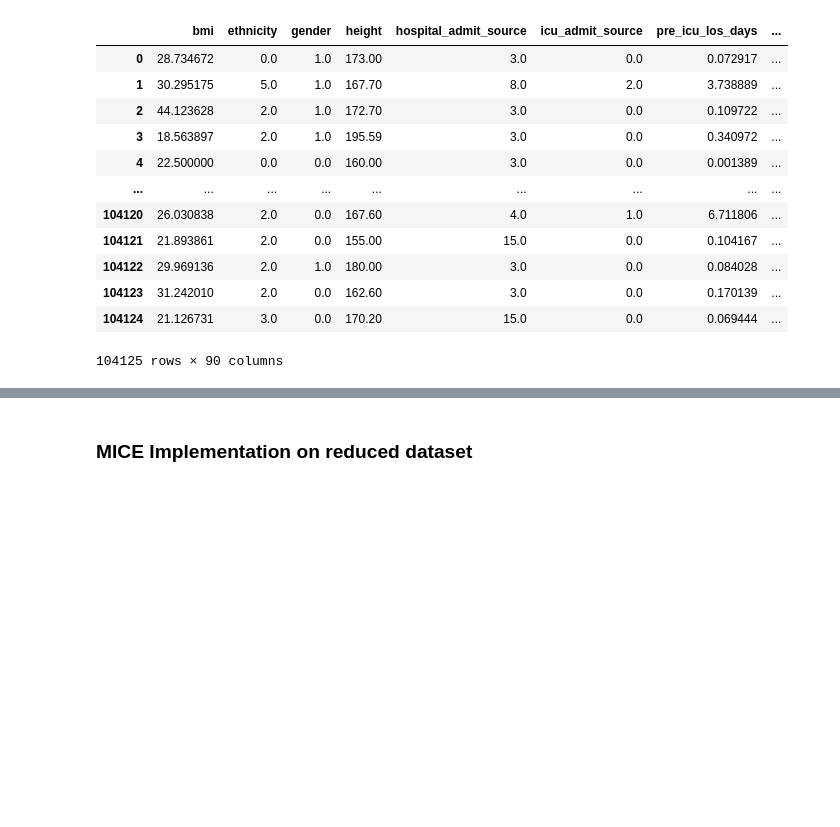
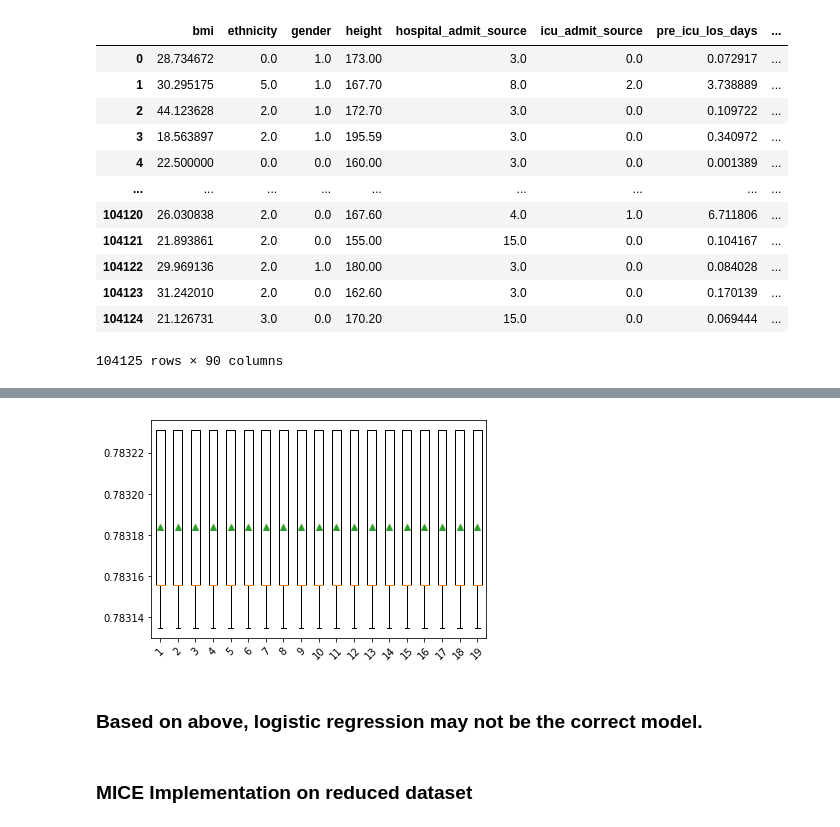
Before and after one commit to bvchand/Diabetes-detection-in-ICU-patients, a Jupyter notebook: diabetes_data_preprocessing.ipynb, the cells around one changed output, grey strips where cells are left out. Cells and saved outputs as stored; diff of their text form; code cells hidden in the pictures; blank space fills up the shorter version.

```diff
--- a/diabetes_data_preprocessing.ipynb
+++ b/diabetes_data_preprocessing.ipynb
@@ -393,0 +408,25 @@ principalDf
+# %%
+#Run in s loop with different PCA (n_components) with LogisticRegression to see scores
+# get a list of models to evaluate
+def get_models():
+	models = dict()
+	for i in range(1,20):
+		steps = [('norm', StandardScaler()),('pca', PCA(n_components=i)), ('m', LogisticRegression())]
+		models[str(i)] = Pipeline(steps=steps)
+	return models
+
+# evaluate a given model using cross-validation
+def evaluate_model(model, X, y):
+	cv = RepeatedStratifiedKFold(n_splits=10, n_repeats=3, random_state=1)
+	scores = cross_val_score(model, X, y, scoring='accuracy', cv=cv, n_jobs=-1, error_score='raise')
+	return scores
+
+# get the models to evaluate
+models = get_models()
+# evaluate the models and store results
+results, names = list(), list()
+for name, model in models.items():
+	scores = evaluate_model(model, KNN_imputed_trainX, train_y)
+	results.append(scores)
+	names.append(name)
+	print('>%s %.3f (%.3f)' % (name, np.mean(scores), np.std(scores)))
@@ -394,3 +454,12 @@ principalDf
+# %%
+# plot model performance for comparison
+pyplot.boxplot(results, labels=names, showmeans=True)
+pyplot.xticks(rotation=45)
+pyplot.show()
+# %% [output]
+[figure, added]
+# %% [markdown]
+### Based on above, logistic regression may not be the correct model.
 # %% [markdown]
 ### MICE Implementation on reduced dataset
 # %%
```
Also changed, not shown: parts of 7 cells of this notebook.
